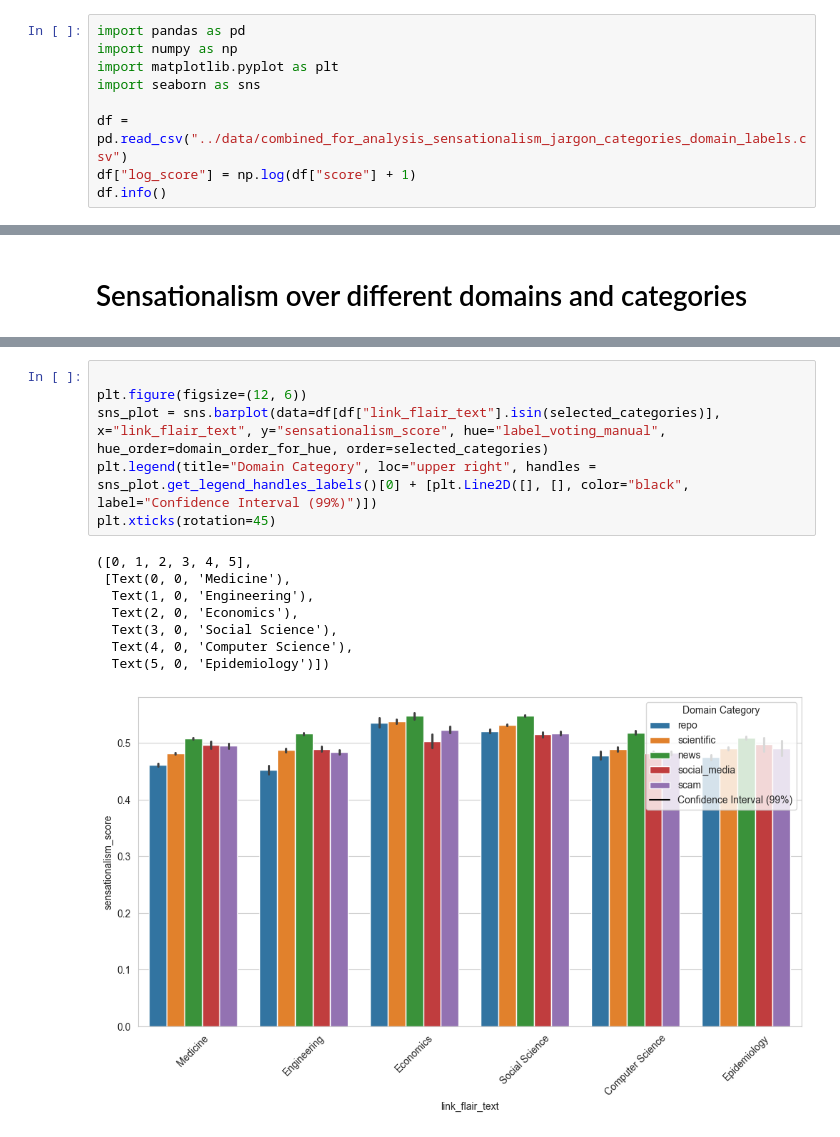
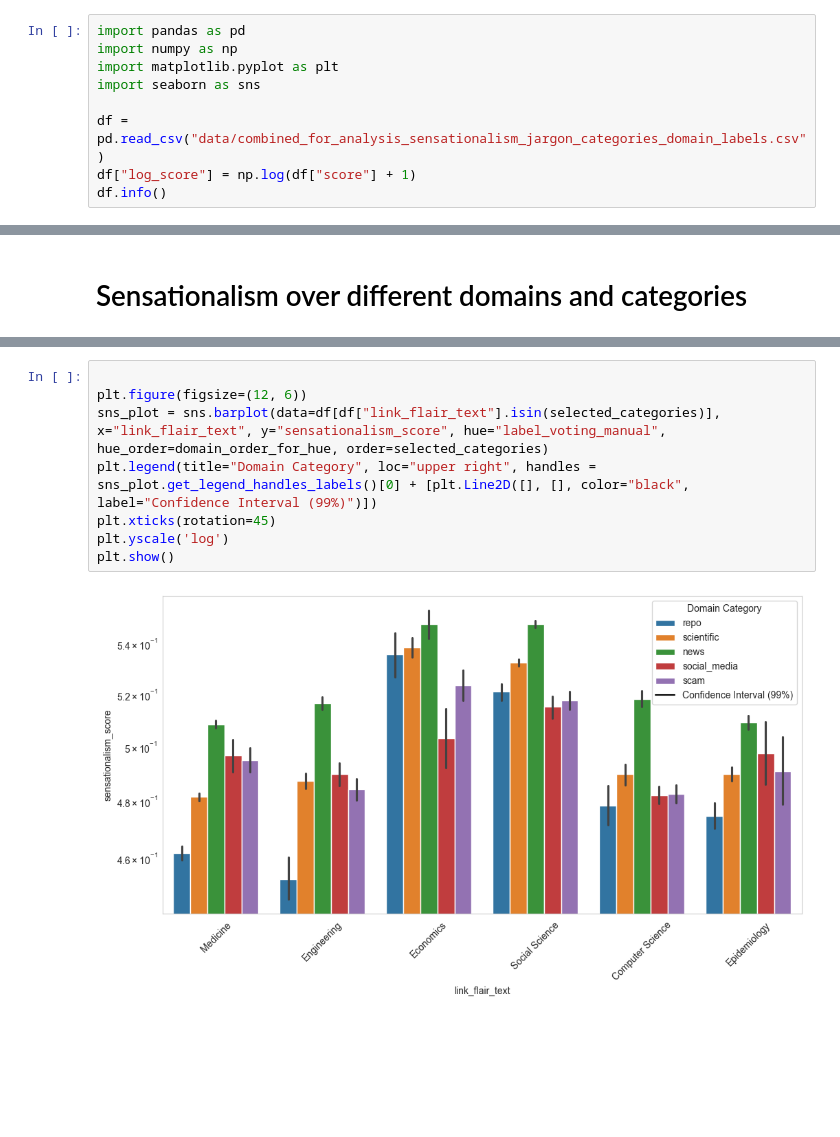
Before and after one commit to vetlewj/algorithmic-media, a Jupyter notebook: sensationalism_metric/sensationalism_analysis.ipynb, the cells around one changed output, grey strips where cells are left out. Saved outputs shown, nothing was run; the diff lists cells and outputs as text; blank space fills up the shorter version.

```diff
--- a/sensationalism_metric/sensationalism_analysis.ipynb
+++ b/sensationalism_metric/sensationalism_analysis.ipynb
@@ -4,7 +4,7 @@ import numpy as np
 import matplotlib.pyplot as plt
 import seaborn as sns
 
-df = pd.read_csv("../data/combined_for_analysis_sensationalism_jargon_categories_domain_labels.csv")
+df = pd.read_csv("data/combined_for_analysis_sensationalism_jargon_categories_domain_labels.csv")
 df["log_score"] = np.log(df["score"] + 1)
 df.info()
 # %% [output]
@@ -61,17 +63,12 @@ Text(0, 0.5, 'Sens Score')
 # %%
 
 plt.figure(figsize=(12, 6))
 sns_plot = sns.barplot(data=df[df["link_flair_text"].isin(selected_categories)], x="link_flair_text", y="sensationalism_score", hue="label_voting_manual",  hue_order=domain_order_for_hue, order=selected_categories)
 plt.legend(title="Domain Category", loc="upper right", handles = sns_plot.get_legend_handles_labels()[0] + [plt.Line2D([], [], color="black", label="Confidence Interval (99%)")])
 plt.xticks(rotation=45)
+plt.yscale('log')
+plt.show()
 # %% [output]
-([0, 1, 2, 3, 4, 5],
- [Text(0, 0, 'Medicine'),
-  Text(1, 0, 'Engineering'),
-  Text(2, 0, 'Economics'),
-  Text(3, 0, 'Social Science'),
-  Text(4, 0, 'Computer Science'),
-  Text(5, 0, 'Epidemiology')])
-[figure, old version]
+[figure, new version]
 # %%
 sns_plot = sns.lineplot(data=df, x="year", y="sensationalism_score", hue="link_flair_text", palette ="Set2", hue_order=selected_categories)
```
Also changed, not shown: parts of 22 cells of this notebook.
